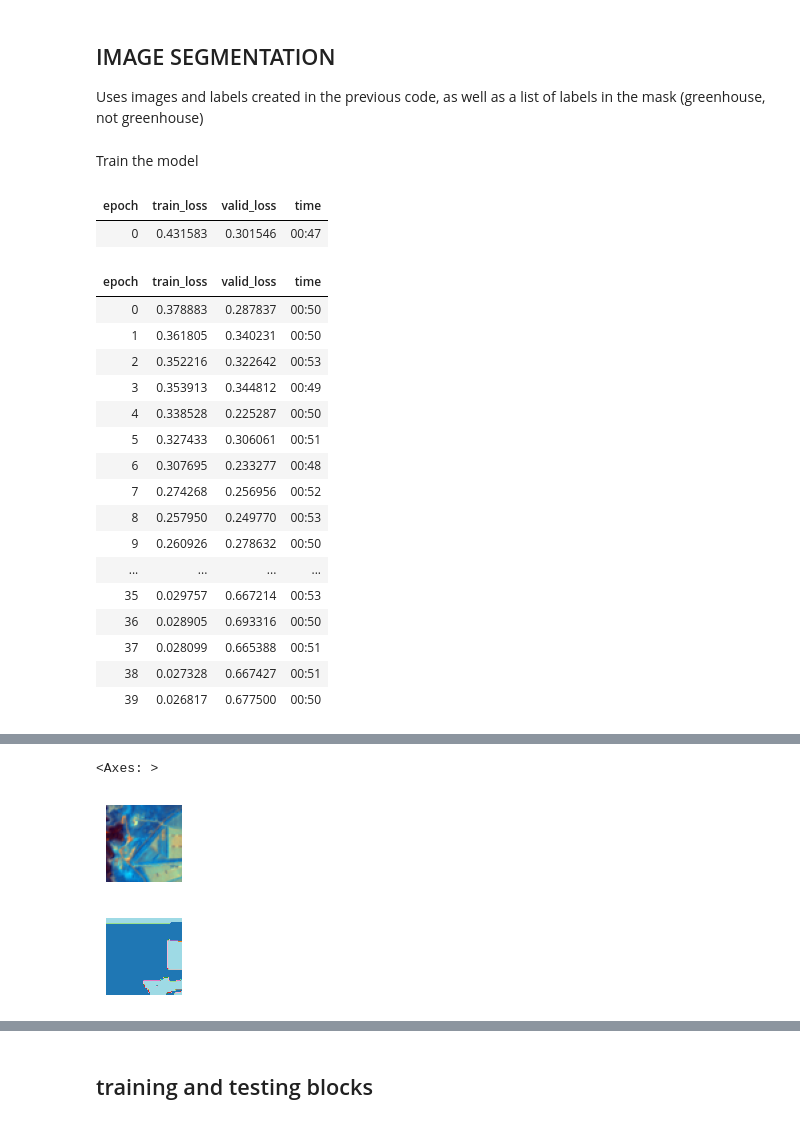
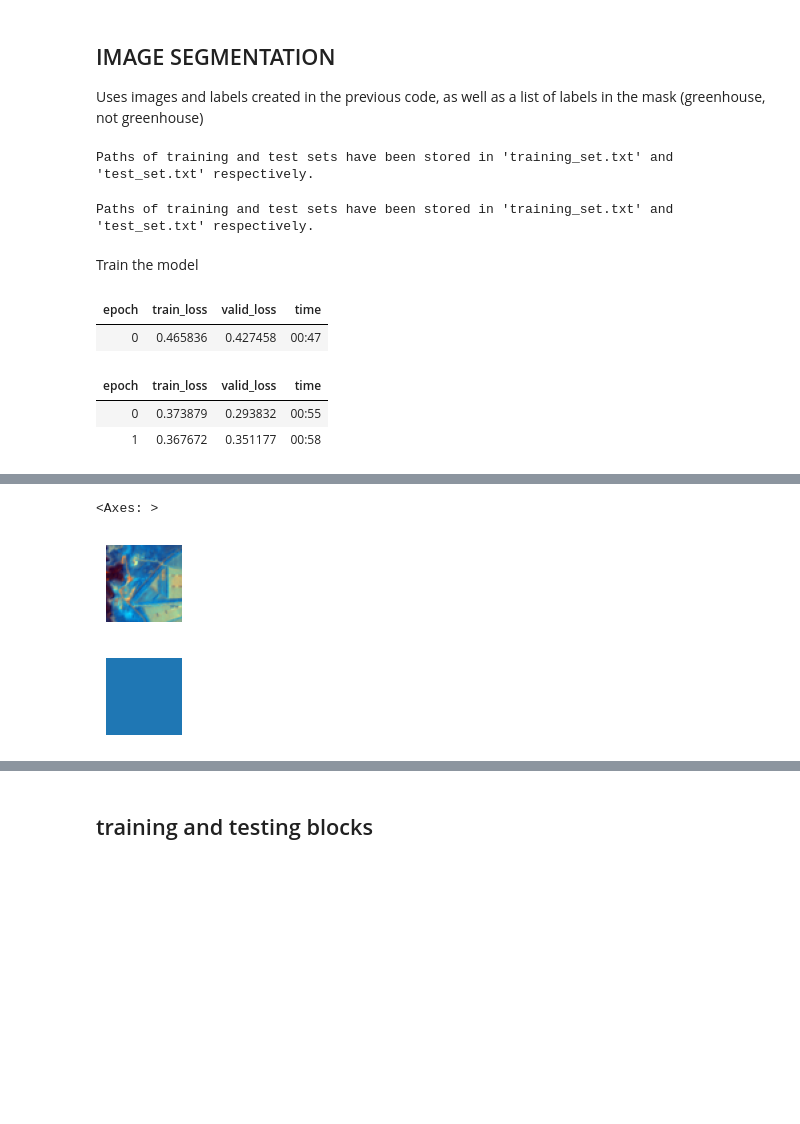
Before and after one commit to inesbsilveira/2nd-semester-2023, a Jupyter notebook: IS_code_img_segmentation.ipynb, the cells around one changed output, grey strips where cells are left out. Cells and saved outputs as stored; diff of their text form; code cells hidden in the pictures; blank space fills up the shorter version.

```diff
--- a/IS_code_img_segmentation.ipynb
+++ b/IS_code_img_segmentation.ipynb
@@ -151,6 +151,42 @@ with rasterio.open('/content/drive/MyDrive/AAA/3bands_clipped_tif.tif') as src:
 # %% [markdown]
 ## IMAGE SEGMENTATION
 Uses images and labels created in the previous code, as well as a list of labels in the mask (greenhouse, not greenhouse)
+# %%
+# Define paths
+path = Path('/content/drive/MyDrive/AAA')
+image_folder = path/'images'
+mask_folder = path/'labels1'
+
+# Create DataBlock
+def get_items(path):
+    image_files = get_image_files(image_folder)
+    return image_files
+
+def get_mask_fn(image_file):
+    return mask_folder / f'{image_file.stem}_mask1.png'
+
+codes = ['greenhouse', 'not greenhouse']  # Labels in the mask
+
+items = get_items(path)
+
+# Create a stratified split of the indices for training and test set
+train_idx, test_idx = RandomSplitter(valid_pct=0.2, seed=42)(items)
+train_items = [items[i] for i in train_idx]
+test_items = [items[i] for i in test_idx]
+
+# Write the training set items to a txt file
+with open('training_set.txt', 'w') as f:
+    for item in train_items:
+        f.write(str(item) + '\n')
+
+# Write the test set items to a txt file
+with open('test_set.txt', 'w') as f:
+    for item in test_items:
+        f.write(str(item) + '\n')
+
+print("Paths of training and test sets have been stored in 'training_set.txt' and 'test_set.txt' respectively.")
+# %% [output]
+Paths of training and test sets have been stored in 'training_set.txt' and 'test_set.txt' respectively.
 # %%
 # Define paths
 path = Path('/content/drive/MyDrive/AAA')
@@ -174,52 +210,56 @@ dblock = DataBlock(blocks=(ImageBlock, MaskBlock(codes)),
 
 # Create DataLoaders
 dls = dblock.dataloaders(path, bs=8)
+# %%
+# Get the list of training and test set items (file paths)
+train_items = dls.train.items
+test_items = dls.valid.items
+
+# Write the training set items to a txt file
+with open('training_set.txt', 'w') as f:
+    for item in train_items:
+        f.write(str(item) + '\n')
+
+# Write the test set items to a txt file
+with open('test_set.txt', 'w') as f:
+    for item in test_items:
+        f.write(str(item) + '\n')
+
+print("Paths of training and test sets have been stored in 'training_set.txt' and 'test_set.txt' respectively.")
+# %% [output]
+Paths of training and test sets have been stored in 'training_set.txt' and 'test_set.txt' respectively.
 # %% [markdown]
 Train the model
 # %%
 # Define U-Net model
 learn = unet_learner(dls, resnet34)
 
 # Train the model
 # In the following line of code, adjust the number of epochs to see different results
-learn.fine_tune(40)
+learn.fine_tune(2)
 
 # Perform inference on test images
 test_dl = dls.test_dl(get_image_files(image_folder))
 preds = learn.get_preds(dl=test_dl)
 
 # Display sample predictions
 sample_idx = 0
 sample_image_path = list(test_dl.items)[sample_idx]
 sample_image = PILImage.create(sample_image_path)
 sample_pred = preds[0][sample_idx].argmax(dim=0).numpy()
 
 sample_image.show()
 TensorImage(sample_pred).show(cmap='tab20')
 # %% [output]
 | epoch | train_loss | valid_loss | time |
-| 0 | 0.431583 | 0.301546 | 00:47 |
+| 0 | 0.465836 | 0.427458 | 00:47 |
 | epoch | train_loss | valid_loss | time |
-| 0 | 0.378883 | 0.287837 | 00:50 |
-| 1 | 0.361805 | 0.340231 | 00:50 |
-| 2 | 0.352216 | 0.322642 | 00:53 |
-| 3 | 0.353913 | 0.344812 | 00:49 |
-| 4 | 0.338528 | 0.225287 | 00:50 |
-| 5 | 0.327433 | 0.306061 | 00:51 |
-| 6 | 0.307695 | 0.233277 | 00:48 |
-| 7 | 0.274268 | 0.256956 | 00:52 |
-| 8 | 0.257950 | 0.249770 | 00:53 |
-| 9 | 0.260926 | 0.278632 | 00:50 |
-| ... | ... | ... | ... |
-| 35 | 0.029757 | 0.667214 | 00:53 |
-| 36 | 0.028905 | 0.693316 | 00:50 |
-| 37 | 0.028099 | 0.665388 | 00:51 |
-| 38 | 0.027328 | 0.667427 | 00:51 |
-| 39 | 0.026817 | 0.677500 | 00:50 |
+| 0 | 0.373879 | 0.293832 | 00:55 |
+| 1 | 0.367672 | 0.351177 | 00:58 |
 [interactive output not drawn]
 <Axes: >
 [figure]
-[figure, old version]
+[figure, new version]
 # %%
 # Perform inference on test images
 test_dl = dls.test_dl(get_image_files(image_folder))
```
